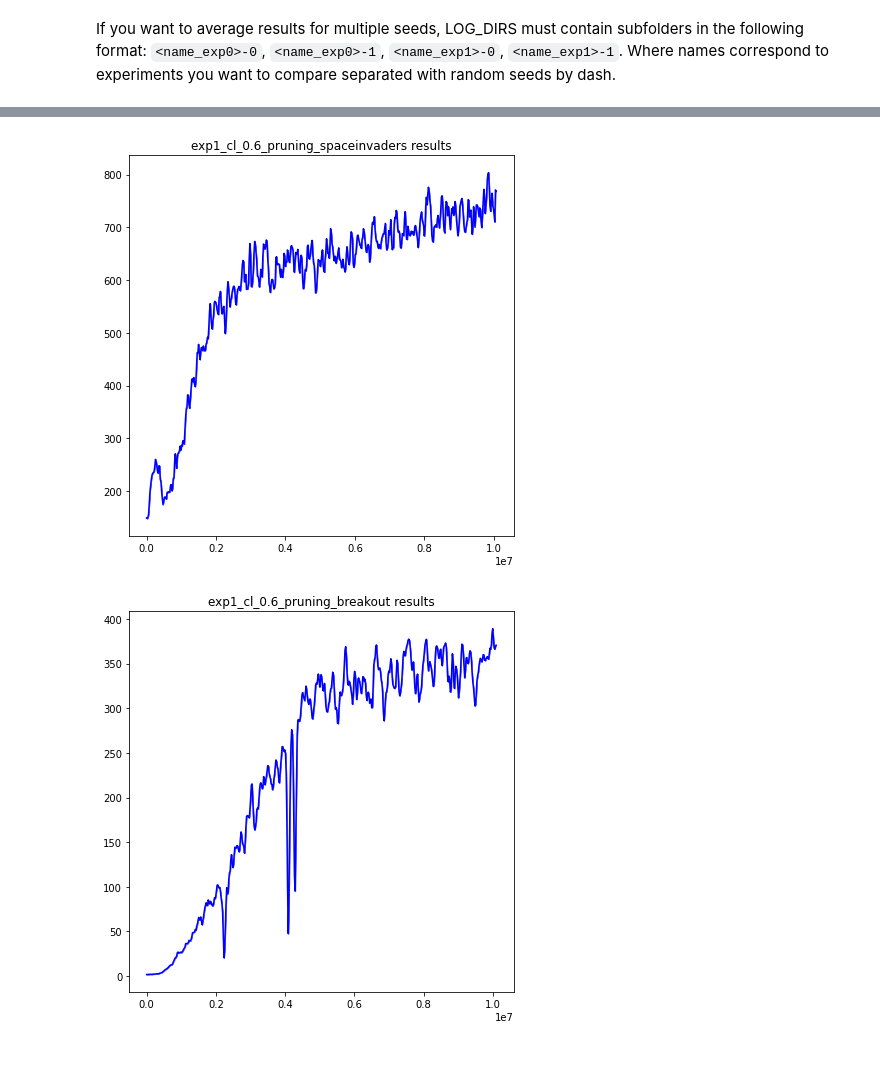
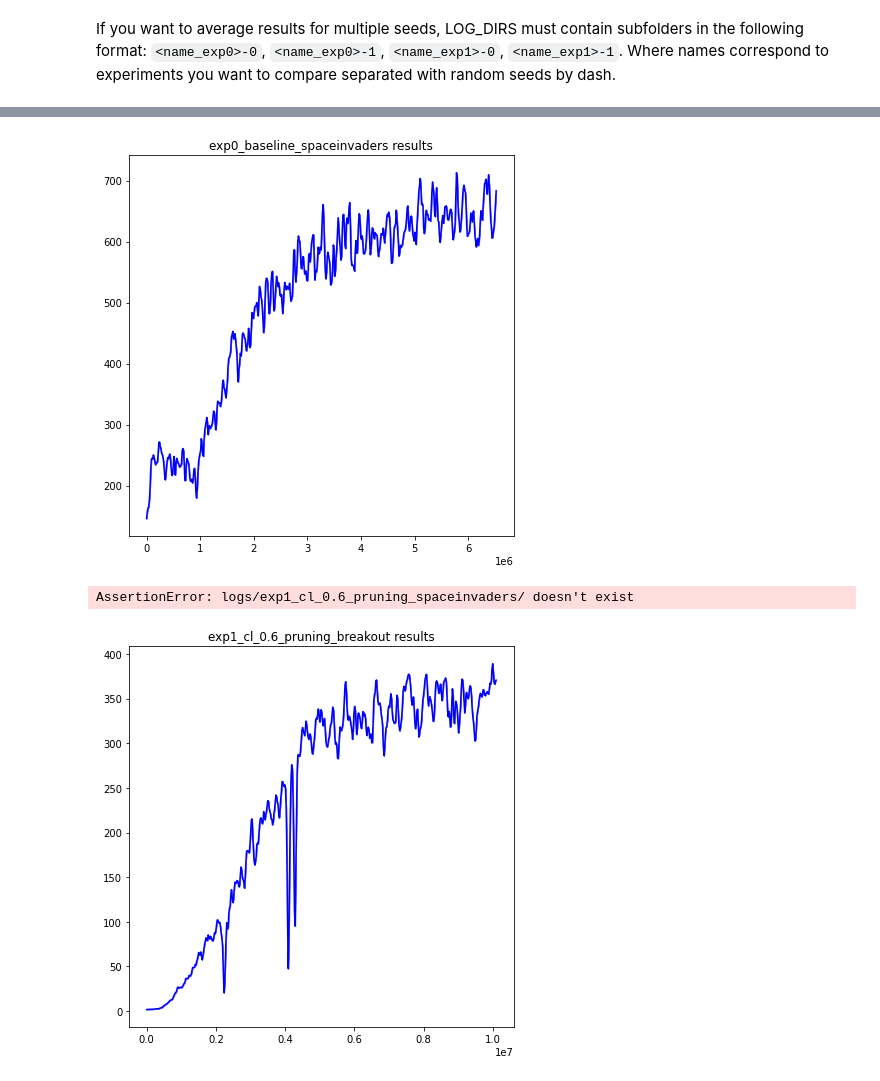
Before and after one commit to edjah/neuro140-final-project, a Jupyter notebook: visualize.ipynb, the cells around one changed output, grey strips where cells are left out. Drawn from its saved outputs; the diff is of its cells as text; code cells hidden in the pictures.

```diff
--- a/visualize.ipynb
+++ b/visualize.ipynb
@@ -15,7 +51,11 @@ def plot(game):
+# %%
+plot_train('exp0_baseline_spaceinvaders');
+# %% [output]
+[figure, added]
 # %%
-plot('exp1_cl_0.6_pruning_spaceinvaders');
+# plot('exp1_cl_0.6_pruning_spaceinvaders');
 # %% [output]
-[figure, removed]
+AssertionError: logs/exp1_cl_0.6_pruning_spaceinvaders/ doesn't exist
 # %%
 plot('exp1_cl_0.6_pruning_breakout');
 # %% [output]
```
Also changed, not shown: parts of 4 cells of this notebook, 3 other files.
